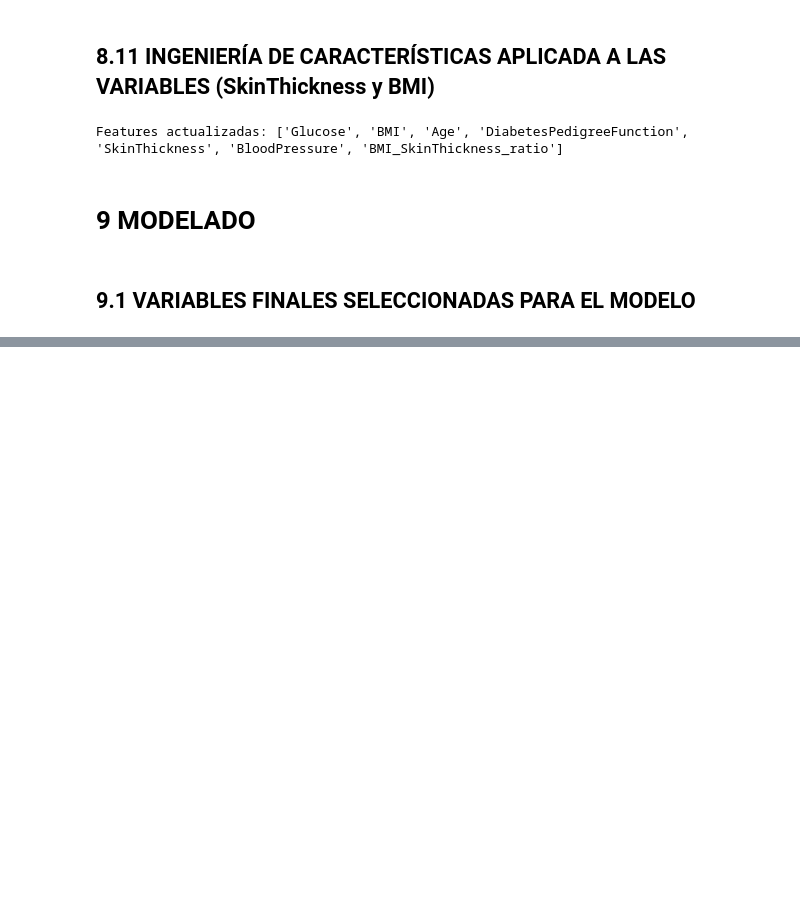
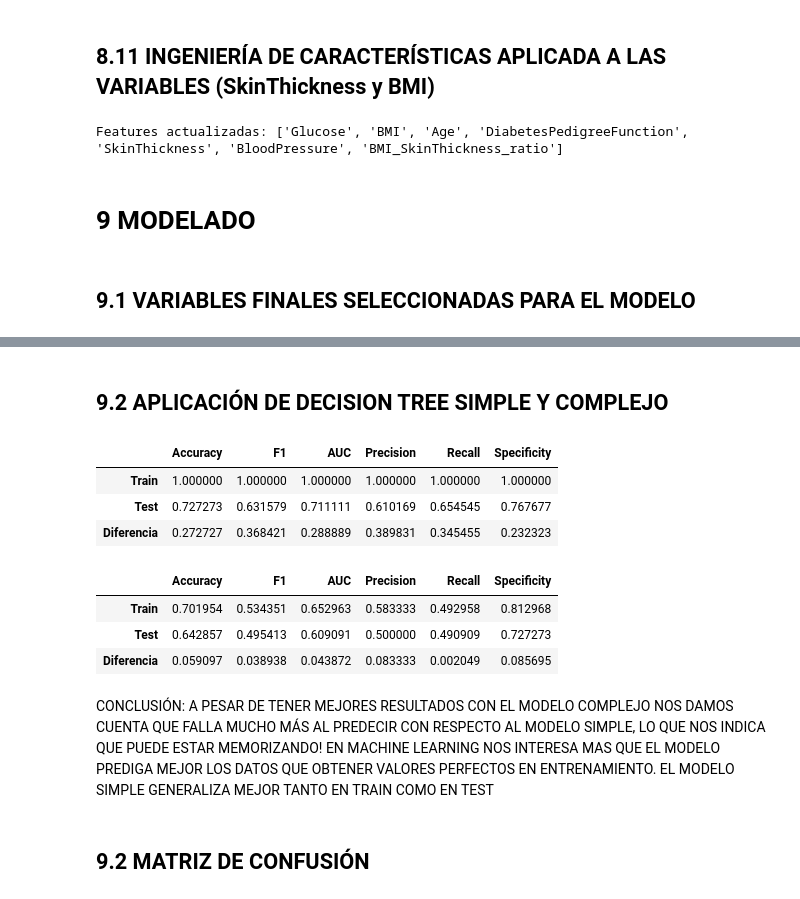
Before and after one commit to 4GeeksAcademy/cathycaz-intro-ml, a Jupyter notebook: src/04-decission-tree..ipynb, the cells around one changed output, grey strips where cells are left out. Cells and saved outputs as stored; diff of their text form; code cells hidden in the pictures; blank space fills up the shorter version.

```diff
--- a/src/04-decission-tree..ipynb
+++ b/src/04-decission-tree..ipynb
@@ -1137,3 +1148,5 @@ X_train_sel.describe().T
 | SkinThickness | 614.0 | 28.568404 | 8.410029 | 8.000000 | 24.000000 | 28.500000 | 32.00000 | 63.000 |
 | BloodPressure | 614.0 | 72.229642 | 12.099278 | 24.000000 | 64.000000 | 72.000000 | 80.00000 | 122.000 |
 | BMI_SkinThickness_ratio | 614.0 | 1.158439 | 0.329737 | 0.605556 | 0.929304 | 1.102038 | 1.30704 | 2.875 |
+# %% [markdown]
+## 9.2 APLICACIÓN DE DECISION TREE SIMPLE Y COMPLEJO
@@ -1139,0 +1170,50 @@ X_train_sel.describe().T
+# %%
+def get_metrics(y_train, y_test, y_pred_train, y_pred_test):
+    # Calcular métricas para el conjunto de entrenamiento
+    train_accuracy = accuracy_score(y_train, y_pred_train)
+    train_f1 = f1_score(y_train, y_pred_train)
+    train_auc = roc_auc_score(y_train, y_pred_train)
+    train_precision = precision_score(y_train, y_pred_train)
+    train_recall = recall_score(y_train, y_pred_train)
+    train_specificity = specificity_score(y_train, y_pred_train)
+
+    # Calcular métricas para el conjunto de prueba
+    test_accuracy = accuracy_score(y_test, y_pred_test)
+    test_f1 = f1_score(y_test, y_pred_test)
+    test_auc = roc_auc_score(y_test, y_pred_test)
+    test_precision = precision_score(y_test, y_pred_test)
+    test_recall = recall_score(y_test, y_pred_test)
+    test_specificity = specificity_score(y_test, y_pred_test)
+
+    # Calcular la diferencia entre métricas de entrenamiento y prueba
+    diff_accuracy = train_accuracy - test_accuracy
+    diff_f1 = train_f1 - test_f1
+    diff_auc = train_auc - test_auc
+    diff_precision = train_precision - test_precision
+    diff_recall = train_recall - test_recall
+    diff_specificity = train_specificity - test_specificity
+
+    # Crear un DataFrame con los resultados
+    metrics_df = pd.DataFrame([[train_accuracy, train_f1, train_auc, train_precision, train_recall, train_specificity],[test_accuracy, test_f1, test_auc, test_precision, test_recall, test_specificity],[diff_accuracy, diff_f1, diff_auc, diff_precision, diff_recall, diff_specificity]],
+                              columns = ['Accuracy', 'F1', 'AUC', 'Precision', 'Recall', 'Specificity'],
+                              index = ['Train','Test', 'Diferencia'])
+
+    return metrics_df
+# %%
+get_metrics(Y_train, Y_test, train_pred_complex, test_pred_complex)
+# %% [output]
+|  | Accuracy | F1 | AUC | Precision | Recall | Specificity |
+| Train | 1.000000 | 1.000000 | 1.000000 | 1.000000 | 1.000000 | 1.000000 |
+| Test | 0.727273 | 0.631579 | 0.711111 | 0.610169 | 0.654545 | 0.767677 |
+| Diferencia | 0.272727 | 0.368421 | 0.288889 | 0.389831 | 0.345455 | 0.232323 |
+# %%
+get_metrics(Y_train, Y_test, train_pred_simple, test_pred_simple)
+# %% [output]
+|  | Accuracy | F1 | AUC | Precision | Recall | Specificity |
+| Train | 0.701954 | 0.534351 | 0.652963 | 0.583333 | 0.492958 | 0.812968 |
+| Test | 0.642857 | 0.495413 | 0.609091 | 0.500000 | 0.490909 | 0.727273 |
+| Diferencia | 0.059097 | 0.038938 | 0.043872 | 0.083333 | 0.002049 | 0.085695 |
+# %% [markdown]
+CONCLUSIÓN: A PESAR DE TENER MEJORES RESULTADOS CON EL MODELO COMPLEJO NOS DAMOS CUENTA QUE FALLA MUCHO MÁS AL PREDECIR CON RESPECTO AL MODELO SIMPLE, LO QUE NOS INDICA QUE PUEDE ESTAR MEMORIZANDO! EN MACHINE LEARNING NOS INTERESA MAS QUE EL MODELO PREDIGA MEJOR LOS DATOS QUE OBTENER VALORES PERFECTOS EN ENTRENAMIENTO. EL MODELO SIMPLE GENERALIZA MEJOR TANTO EN TRAIN COMO EN TEST
+# %% [markdown]
+## 9.2 MATRIZ DE CONFUSIÓN
```
Also changed, not shown: parts of 14 cells of this notebook.
